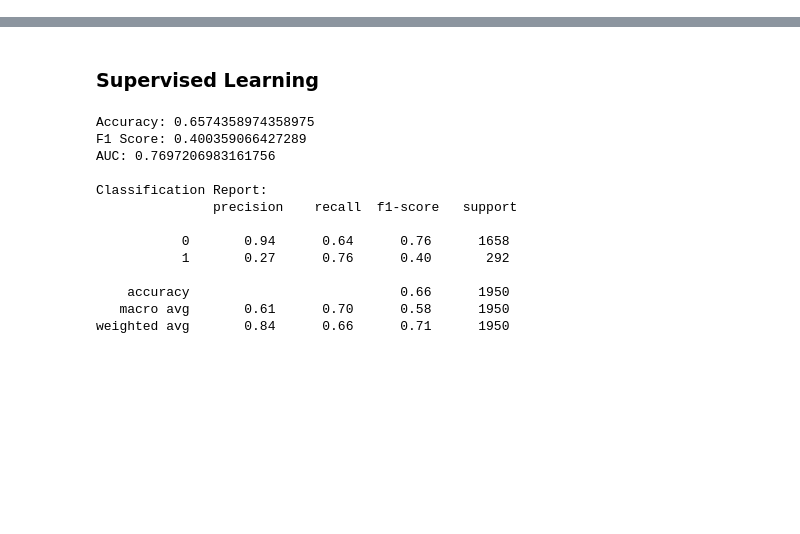
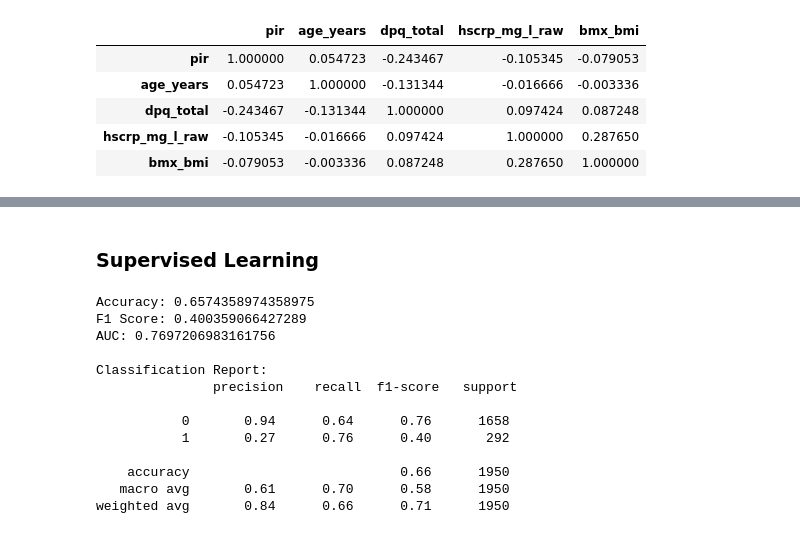
Before and after one commit to mathurdhairya29-dot/stress-cancer-metastasis, a Jupyter notebook: Aim1/script/V2/Analysis_test.ipynb, the cells around one changed output, grey strips where cells are left out. Saved outputs shown, nothing was run; the diff lists cells and outputs as text; code cells hidden in the pictures; blank space fills up the shorter version.

```diff
--- a/Aim1/script/V2/Analysis_test.ipynb
+++ b/Aim1/script/V2/Analysis_test.ipynb
@@ -31,0 +64,2 @@ df = pd.read_csv(baseTablePath)
+# %%
+df.loc[df['dpq_total'].isna() & df['dpq_cat'].notna(), 'dpq_cat'] = np.nan
@@ -35,2 +96,11 @@ df.drop(columns=['bmx_weight_kg','bmx_height_cm','bmx_waist_cm','bmx_hip_cm','mc
+# %%
+df[['pir','age_years','dpq_total','hscrp_mg_l_raw','bmx_bmi']].corr()
+# %% [output]
+|  | pir | age_years | dpq_total | hscrp_mg_l_raw | bmx_bmi |
+| pir | 1.000000 | 0.054723 | -0.243467 | -0.105345 | -0.079053 |
+| age_years | 0.054723 | 1.000000 | -0.131344 | -0.016666 | -0.003336 |
+| dpq_total | -0.243467 | -0.131344 | 1.000000 | 0.097424 | 0.087248 |
+| hscrp_mg_l_raw | -0.105345 | -0.016666 | 0.097424 | 1.000000 | 0.287650 |
+| bmx_bmi | -0.079053 | -0.003336 | 0.087248 | 0.287650 | 1.000000 |
 # %%
 vars_cont = ['age_years', 'pir', 'dpq_total', 'hscrp_mg_l_raw', 'bmx_bmi']
```
Also changed, not shown: parts of 16 cells of this notebook.
